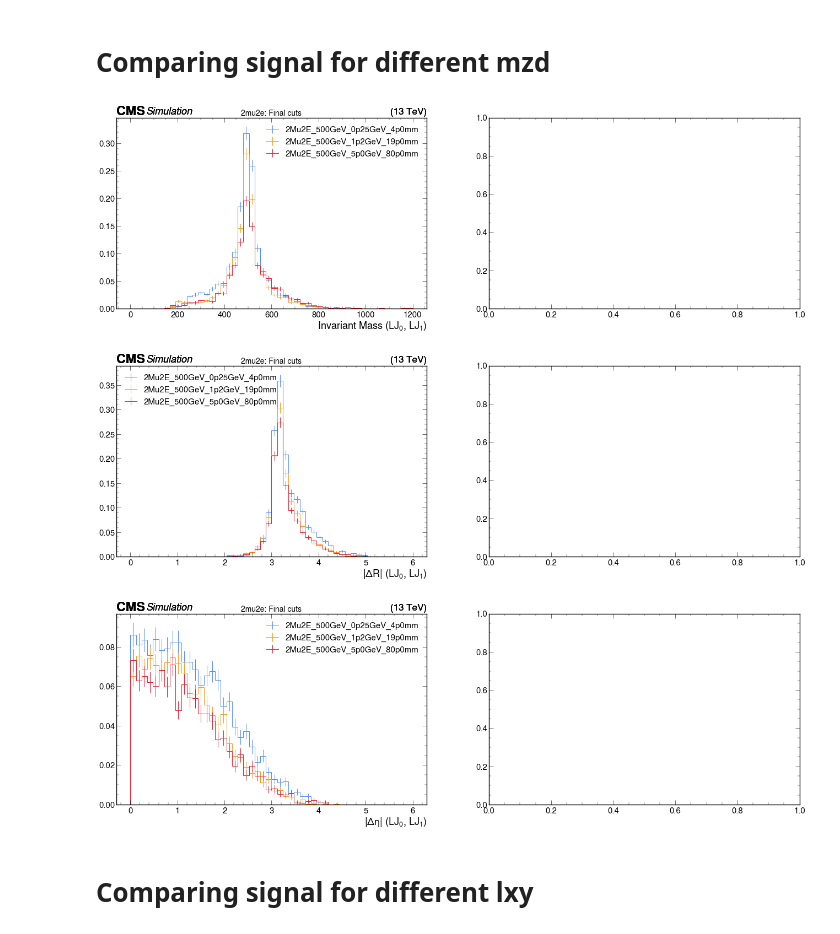
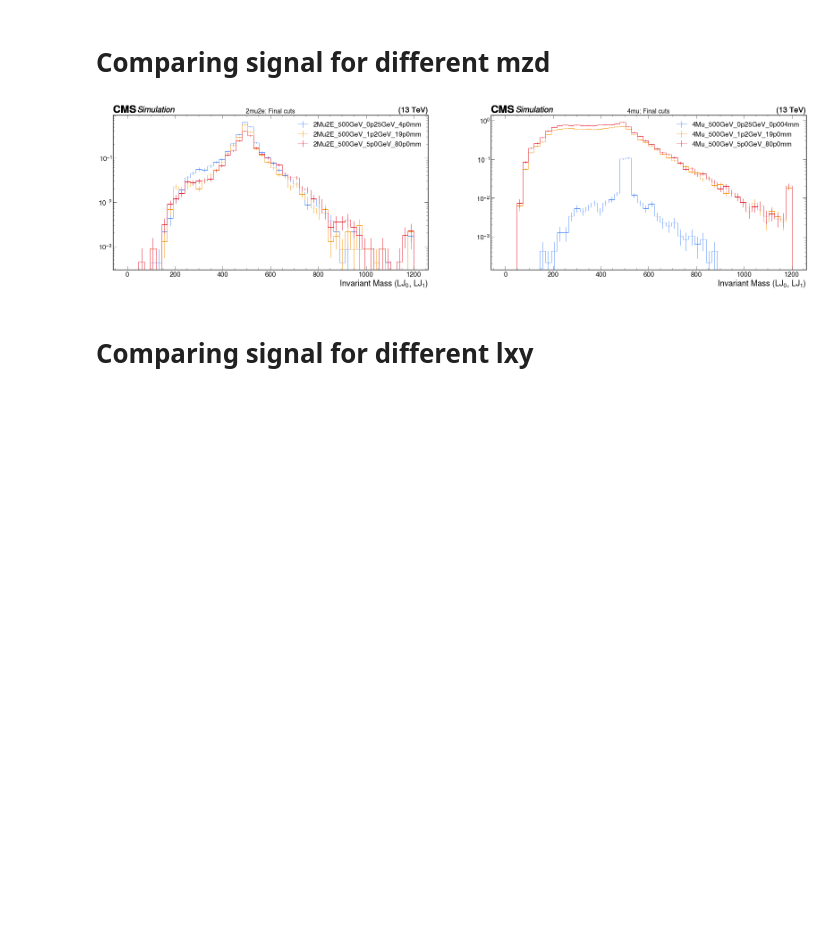
Before and after one commit to jsiado/SIDM, a Jupyter notebook: sidm/studies/muon_id/summary.ipynb, the cells around one changed output. Saved outputs shown, nothing was run; the diff lists cells and outputs as text; code cells hidden in the pictures; blank space fills up the shorter version.

```diff
--- a/sidm/studies/muon_id/summary.ipynb
+++ b/sidm/studies/muon_id/summary.ipynb
@@ -27,7 +27,7 @@ from matplotlib.colors import LogNorm
 from coffea.processor import accumulate
 # %%
 # Constants
-vr = "18"
+vr = "19"
 npl, fw, fh = 2, 16, 9
 n_scl = 1#200000
 npl =2
@@ -99,11 +111,14 @@ dPhi(LJ_0, LJ_1) > 2   2017.0           6.9          11.5
 # %% [markdown]
 # Variables in signal
 # %%
+Hist_2mu = ["mulj_egmlj_invmass"]#, "lj_lj_absdR", "lj_lj_absdeta"]
+# Hist_2mu = ["mulj_egmlj_invmass", "lj_lj_absdR", "lj_lj_absdeta"]
 for thisHist in Hist_2mu:
     plt.subplots(1, 1, figsize=(20, 9))
     for sss in mxx_2mu:
         utilities.plot(output_2mu[sss]["hists"][thisHist][ch5, ::2j], label = sss, density=False,)
     plt.legend(alignment="left", loc=0)
     plt.title("2mu2e: Final cuts", fontsize=20)
-    plt.savefig(f"plots/BKG_2mu2e_{vr}_{thisHist}", bbox_inches="tight")
+    plt.yscale("log")
+    # plt.savefig(f"plots/BKG_2mu2e_{vr}_{thisHist}", bbox_inches="tight")
 # %% [output]
@@ -112,0 +128,14 @@ for thisHist in Hist_2mu:
+# %%
+Hist_2mu = ["mulj_egmlj_invmass"]#, "lj_lj_absdR", "lj_lj_absdeta"]
+all_cha = [ch1, ch2, ch5]
+# sss = mxx_2mu[1]
+# Hist_2mu = ["mulj_egmlj_invmass", "lj_lj_absdR", "lj_lj_absdeta"]
+for sss in mxx_2mu:
+    plt.subplots(1, 1, figsize=(20, 9))
+    for ch in all_cha:
+        # for sss in mxx_2mu:
+        utilities.plot(output_2mu[sss]["hists"]["mulj_egmlj_invmass"][ch, ::2j], label = ch, density=False,)
+    plt.legend(alignment="left", loc=0)
+    plt.title("2mu2e: "+ sss, fontsize=20)
+    plt.yscale("log")
+        # plt.savefig(f"plots/BKG_2mu2e_{vr}_{thisHist}", bbox_inches="tight")
@@ -127,15 +174,17 @@ for thisHist in Hist_2mu:
 for thisHist in Hist_2mu:
     plt.subplots(1, 2, figsize=(npl*fw, fh))
     plt.subplot(1, 2, 1)
-    for sss in mxx_2mu:
+    for sss in lxy_2mu:
         utilities.plot(output_2mu[sss]["hists"][thisHist][ch5, ::2j], label = sss, density=False,)
     plt.legend(alignment="left", loc=0)
     plt.title("2mu2e: Final cuts", fontsize=20)
+    plt.yscale("log")
 
     plt.subplot(1, 2, 2)
-    # for sss in mxx_4mu:
-    #     utilities.plot(output_4mu[sss]["hists"][thisHist][ch4, ::2j], label = sss, density=False,)
-    # plt.legend(alignment="left", loc=0)
-    # plt.title("4mu: Final cuts", fontsize=20)
+    for sss in lxy_4mu:
+        utilities.plot(output_4mu[sss]["hists"]["lj_lj_invmass"][ch4, ::2j], label = sss, density=False,)
+    plt.legend(alignment="left", loc=0)
+    plt.title("4mu: Final cuts", fontsize=20)
+    plt.yscale("log")
 # plt.savefig(f"plots/BKG_{vr}_{thisHist}", bbox_inches="tight")
 # %% [output]
@@ -147,21 +194,21 @@ for thisHist in Hist_2mu:
 # %%
 for thisHist in Hist_2mu:
     plt.subplots(1, npl, figsize=(npl*fw, fh))
     plt.subplot(1, 2, 1)
     for sss in mzd_2mu:
         utilities.plot(output_2mu[sss]["hists"][thisHist][ch5, ::2j], label = sss, density=False,)
     plt.legend(alignment="left", loc=0)
     plt.title("2mu2e: Final cuts", fontsize=20)
+    plt.yscale("log")
 
-    # plt.subplot(1, 2, 2)
-    # for sss in mzd_4mu:
-    #     utilities.plot(output_4mu[sss]["hists"][thisHist][ch4, ::2j], label = sss, density=False,)
-    # plt.legend(alignment="left", loc=0)
-    # plt.title("4mu: Final cuts", fontsize=20)
+    plt.subplot(1, 2, 2)
+    for sss in mzd_4mu:
+        utilities.plot(output_4mu[sss]["hists"]["lj_lj_invmass"][ch4, ::2j], label = sss, density=False,)
+    plt.legend(alignment="left", loc=0)
+    plt.title("4mu: Final cuts", fontsize=20)
+    plt.yscale("log")
 # %% [output]
-[figure, old version]
+[figure, new version]
-[figure, removed]
-[figure, removed]
 # %% [markdown]
 # Comparing signal for different lxy
 # %%
```
Also changed, not shown: parts of 13 cells of this notebook, 14 other files.
